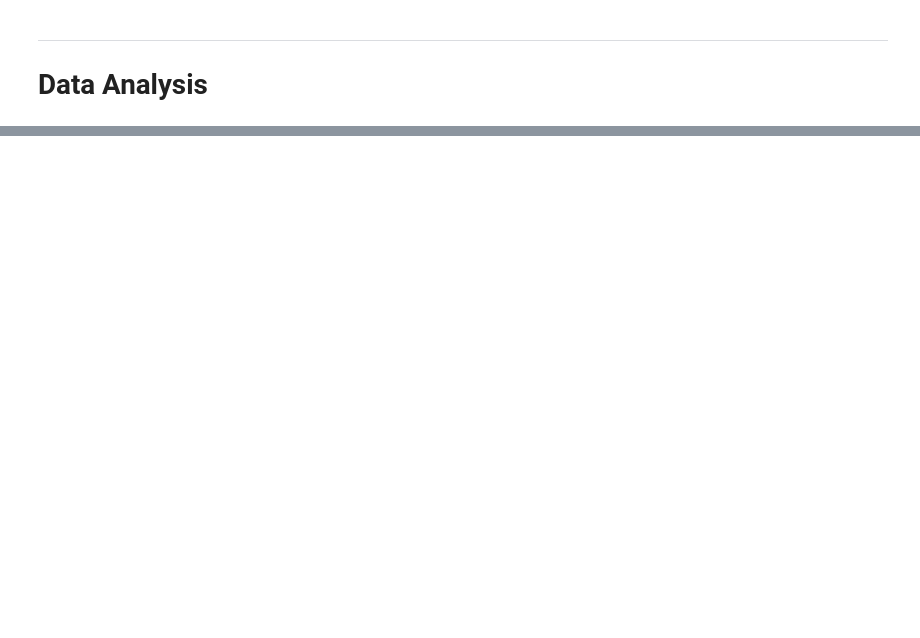
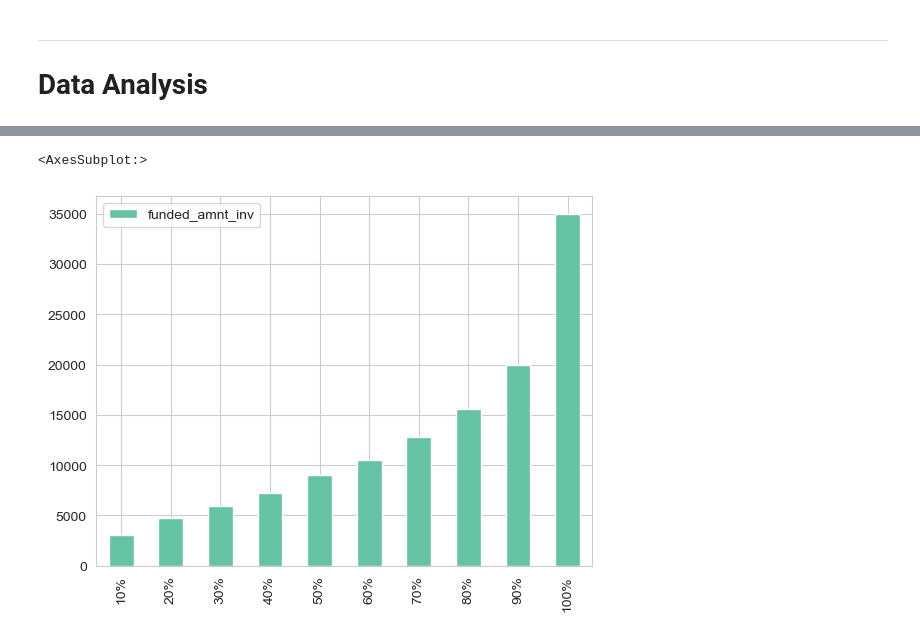
Before and after one commit to SSHarshitta/LendingClubCaseStudy, a Jupyter notebook: Harshitta_Sara.ipynb, the cells around one changed output, grey strips where cells are left out. Drawn from its saved outputs; the diff is of its cells as text; code cells hidden in the pictures; blank space fills up the shorter version.

```diff
--- a/Harshitta_Sara.ipynb
+++ b/Harshitta_Sara.ipynb
@@ -893,0 +1160,5 @@ plt.show()
+# %%
+loan_data2[['funded_amnt_inv']].describe(percentiles=[.1, .2, .3, .4, .5, .6 , .7, .8, .9, 1]).iloc[[4,5,6,7,8,9,10,11,12,13]].plot.bar( y='funded_amnt_inv')
+# %% [output]
+<AxesSubplot:>
+[figure, added]
```
Also changed, not shown: parts of 91 cells of this notebook.
